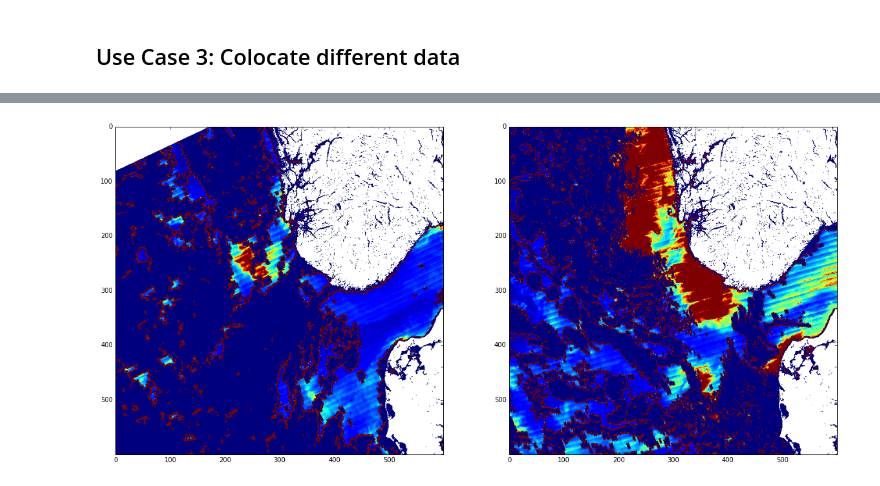
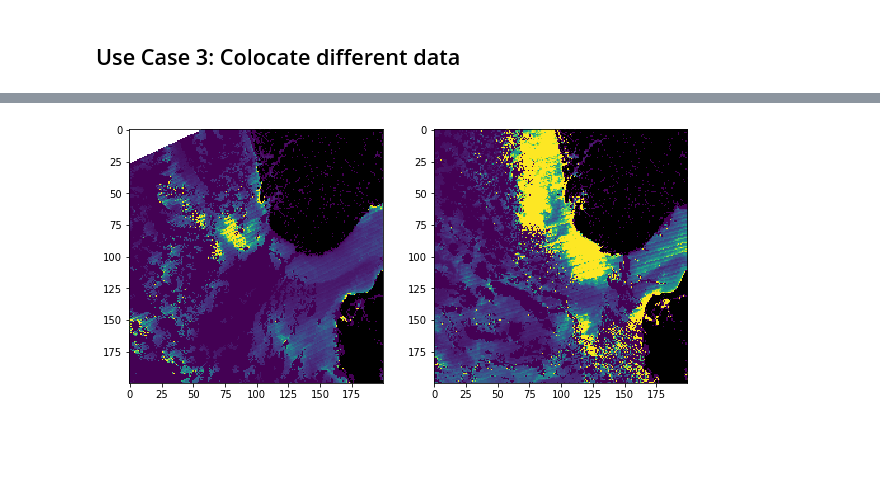
Before and after one commit to nansencenter/nansat-lectures, a Jupyter notebook: notebooks/12 Nansat Use Case 03.ipynb, the cells around one changed output, grey strips where cells are left out. Cells and saved outputs as stored; diff of their text form; code cells hidden in the pictures; blank space fills up the shorter version.

```diff
--- a/notebooks/12 Nansat Use Case 03.ipynb
+++ b/notebooks/12 Nansat Use Case 03.ipynb
@@ -29,0 +19,6 @@ plt.imshow(chlor_a2, vmin=0, vmax=3)
+# %%
+n1 = Nansat('data/A2015121113500.L2_LAC.NorthNorwegianSeas.hdf')
+chlor_a1 = n1['chlor_a']
+
+n2 = Nansat('data/A2015122122000.L2_LAC.NorthNorwegianSeas.hdf')
+chlor_a2 = n2['chlor_a']
@@ -32,32 +44,38 @@ plt.imshow(chlor_a2, vmin=0, vmax=3)
 # %%
 # define domain in longlat projection
 d = Domain('+proj=stere +lat_0=58 +lon_0=5 +no_defs',
-           '-te -300000 -300000 300000 300000 -tr 1000 1000')
+           '-te -300000 -300000 300000 300000 -tr 3000 3000')
 
 # reproject first image and get matrix with reprojected chlorophyll
-n1.reproject(d, 2)
+n1.reproject(d)
 chlor_a1 = n1['chlor_a']
 
 # reproject second image and get matrix with reprojected chlorophyll
-n2.reproject(d, 2)
+n2.reproject(d)
 chlor_a2 = n2['chlor_a']
 
 # get mask of land and set values of land pixels to NAN (not-a-number)
-mask1 = n1.watermask('/vagrant/shared/MOD44W/')[1]
+mask1 = n1.watermask('data/MOD44W/')[1]
 chlor_a1[mask1 == 2] = np.nan
 chlor_a2[mask1 == 2] = np.nan
+
+# prepare landmask for plotting: land pixels=1, water pixels=NaN
+landmask = 1 - mask1.astype(float)
+landmask[landmask == 0] = np.nan
 # %%
-plt.figure(figsize=(20,20))
+plt.figure(figsize=(10,10))
 
 plt.subplot(121)
 plt.imshow(chlor_a1, vmin=0, vmax=5)
+plt.imshow(landmask, cmap='gray')
 
 plt.subplot(122)
 plt.imshow(chlor_a2, vmin=0, vmax=5)
+plt.imshow(landmask, cmap='gray')
 
 plt.show()
 # %% [output]
-[figure, old version]
+[figure, new version]
 # %%
 # replace negative values (clouds) by NAN
 chlor_a1[chlor_a1 < 0] = np.nan
```
Also changed, not shown: parts of 12 cells of this notebook, 9 other files.
